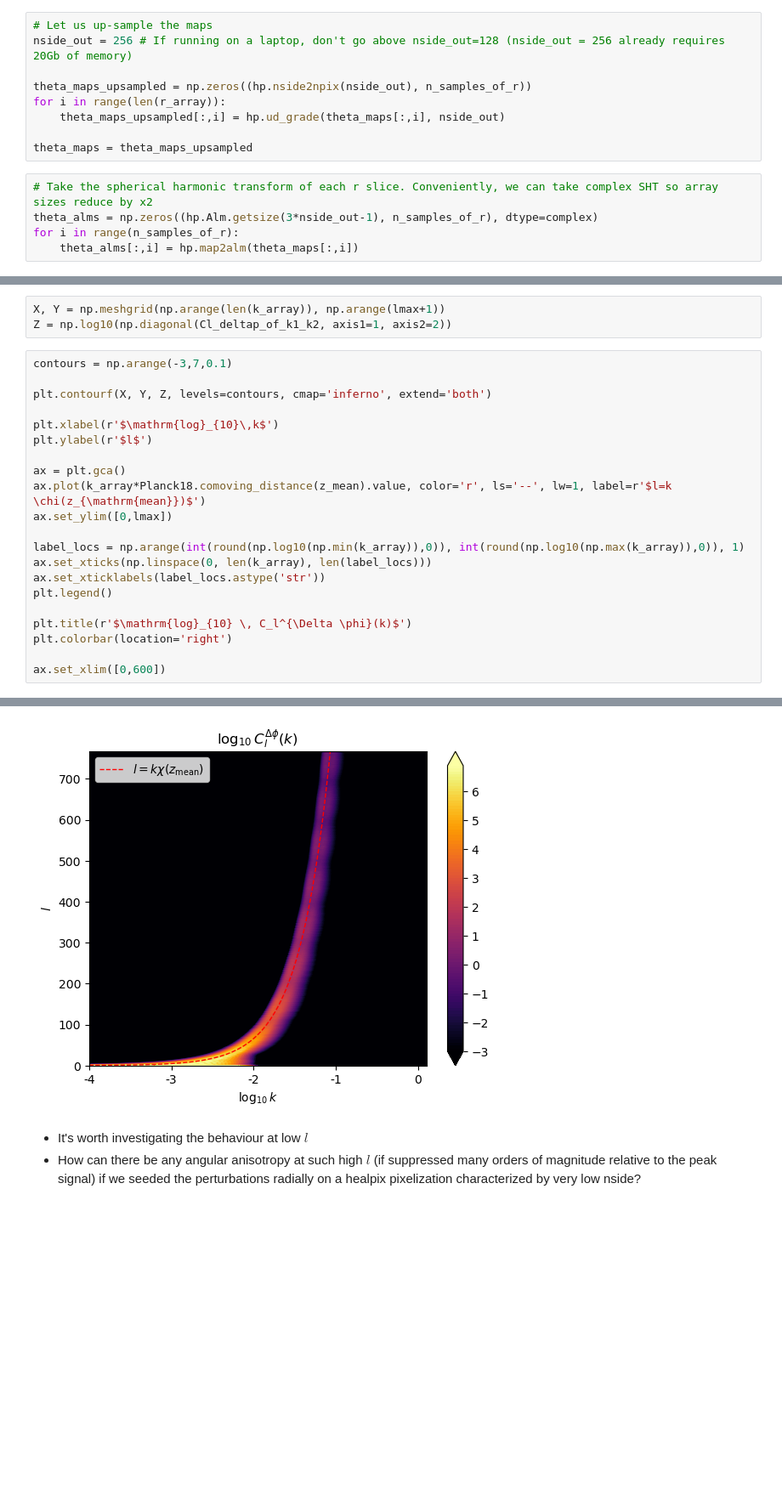
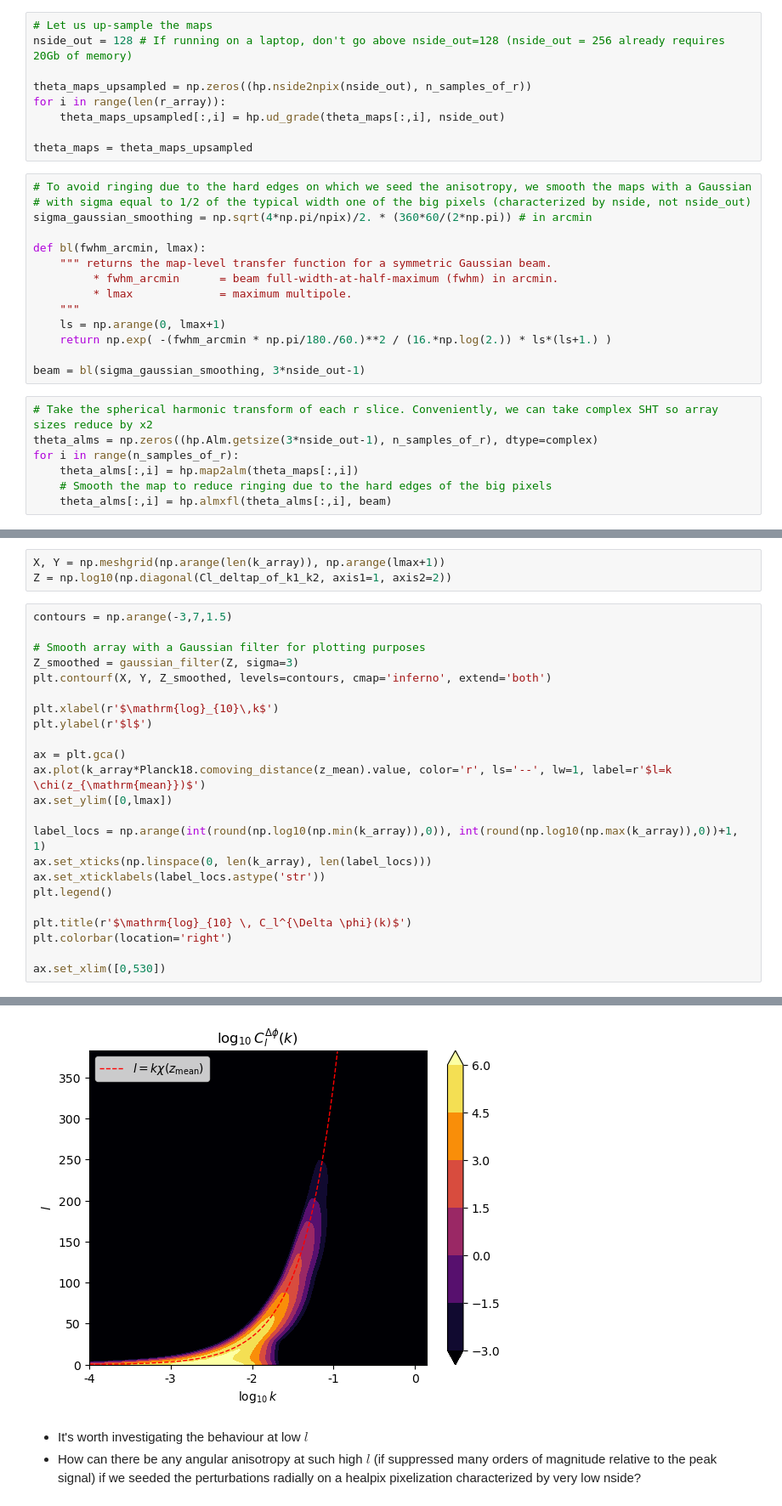
Before and after one commit to abaleato/CARDiAC, a Jupyter notebook: Get_DeltaPhi_PS.ipynb, the cells around one changed output, grey strips where cells are left out. Shown at 85% size. Saved outputs shown, nothing was run; the diff lists cells and outputs as text; blank space fills up the shorter version.

```diff
--- a/Get_DeltaPhi_PS.ipynb
+++ b/Get_DeltaPhi_PS.ipynb
@@ -60,17 +61,33 @@ plt.show()
 # %%
 # Let us up-sample the maps
-nside_out = 256 # If running on a laptop, don't go above nside_out=128 (nside_out = 256 already requires 20Gb of memory)
+nside_out = 128 # If running on a laptop, don't go above nside_out=128 (nside_out = 256 already requires 20Gb of memory)
 
 theta_maps_upsampled = np.zeros((hp.nside2npix(nside_out), n_samples_of_r))
 for i in range(len(r_array)):
     theta_maps_upsampled[:,i] = hp.ud_grade(theta_maps[:,i], nside_out)
 
 theta_maps = theta_maps_upsampled
+# %%
+# To avoid ringing due to the hard edges on which we seed the anisotropy, we smooth the maps with a Gaussian
+# with sigma equal to 1/2 of the typical width one of the big pixels (characterized by nside, not nside_out)
+sigma_gaussian_smoothing = np.sqrt(4*np.pi/npix)/2. * (360*60/(2*np.pi)) # in arcmin
+
+def bl(fwhm_arcmin, lmax):
+    """ returns the map-level transfer function for a symmetric Gaussian beam.
+         * fwhm_arcmin      = beam full-width-at-half-maximum (fwhm) in arcmin.
+         * lmax             = maximum multipole.
+    """
+    ls = np.arange(0, lmax+1)
+    return np.exp( -(fwhm_arcmin * np.pi/180./60.)**2 / (16.*np.log(2.)) * ls*(ls+1.) )
+
+beam = bl(sigma_gaussian_smoothing, 3*nside_out-1)
 # %%
 # Take the spherical harmonic transform of each r slice. Conveniently, we can take complex SHT so array sizes reduce by x2
 theta_alms = np.zeros((hp.Alm.getsize(3*nside_out-1), n_samples_of_r), dtype=complex)
 for i in range(n_samples_of_r):
     theta_alms[:,i] = hp.map2alm(theta_maps[:,i])
+    # Smooth the map to reduce ringing due to the hard edges of the big pixels
+    theta_alms[:,i] = hp.almxfl(theta_alms[:,i], beam)
 # %%
 # Next, we will want to take the (l+1/2)th order Hankel transform of each theta_alm
 delta_p_lm_of_k = np.zeros((theta_alms.shape[0], n_samples_of_r), dtype=complex)
@@ -138,9 +155,11 @@ plt.ylim([1e-3,1e7])
 X, Y = np.meshgrid(np.arange(len(k_array)), np.arange(lmax+1))
 Z = np.log10(np.diagonal(Cl_deltap_of_k1_k2, axis1=1, axis2=2))
 # %%
-contours = np.arange(-3,7,0.1)
+contours = np.arange(-3,7,1.5)
 
-plt.contourf(X, Y, Z, levels=contours, cmap='inferno', extend='both')
+# Smooth array with a Gaussian filter for plotting purposes
+Z_smoothed = gaussian_filter(Z, sigma=3)
+plt.contourf(X, Y, Z_smoothed, levels=contours, cmap='inferno', extend='both')
 
 plt.xlabel(r'$\mathrm{log}_{10}\,k$')
 plt.ylabel(r'$l$')
@@ -149,7 +168,7 @@ ax = plt.gca()
 ax.plot(k_array*Planck18.comoving_distance(z_mean).value, color='r', ls='--', lw=1, label=r'$l=k \chi(z_{\mathrm{mean}})$')
 ax.set_ylim([0,lmax])
 
-label_locs = np.arange(int(round(np.log10(np.min(k_array)),0)), int(round(np.log10(np.max(k_array)),0)), 1)
+label_locs = np.arange(int(round(np.log10(np.min(k_array)),0)), int(round(np.log10(np.max(k_array)),0))+1, 1)
 ax.set_xticks(np.linspace(0, len(k_array), len(label_locs)))
 ax.set_xticklabels(label_locs.astype('str'))
 plt.legend()
@@ -157,5 +176,5 @@ plt.legend()
 plt.title(r'$\mathrm{log}_{10} \, C_l^{\Delta \phi}(k)$')
 plt.colorbar(location='right')
 
-ax.set_xlim([0,600])
+ax.set_xlim([0,530])
 # %% [output]
@@ -163,4 +182,4 @@ ax.set_xlim([0,600])
-[figure, old version]
+[figure, new version]
 # %% [markdown]
 - It's worth investigating the behaviour at low $l$
 - How can there be any angular anisotropy at such high $l$ (if suppressed many orders of magnitude relative to the peak signal) if we seeded the perturbations radially on a healpix pixelization characterized by very low nside?
```
Also changed, not shown: parts of 9 cells of this notebook.
